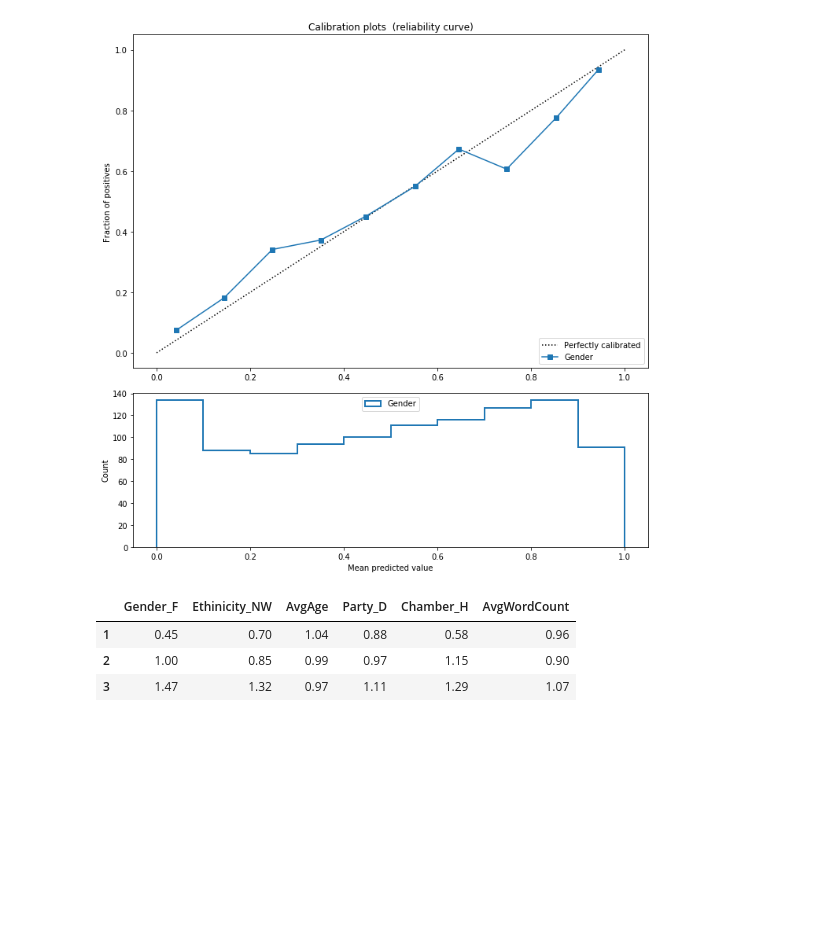
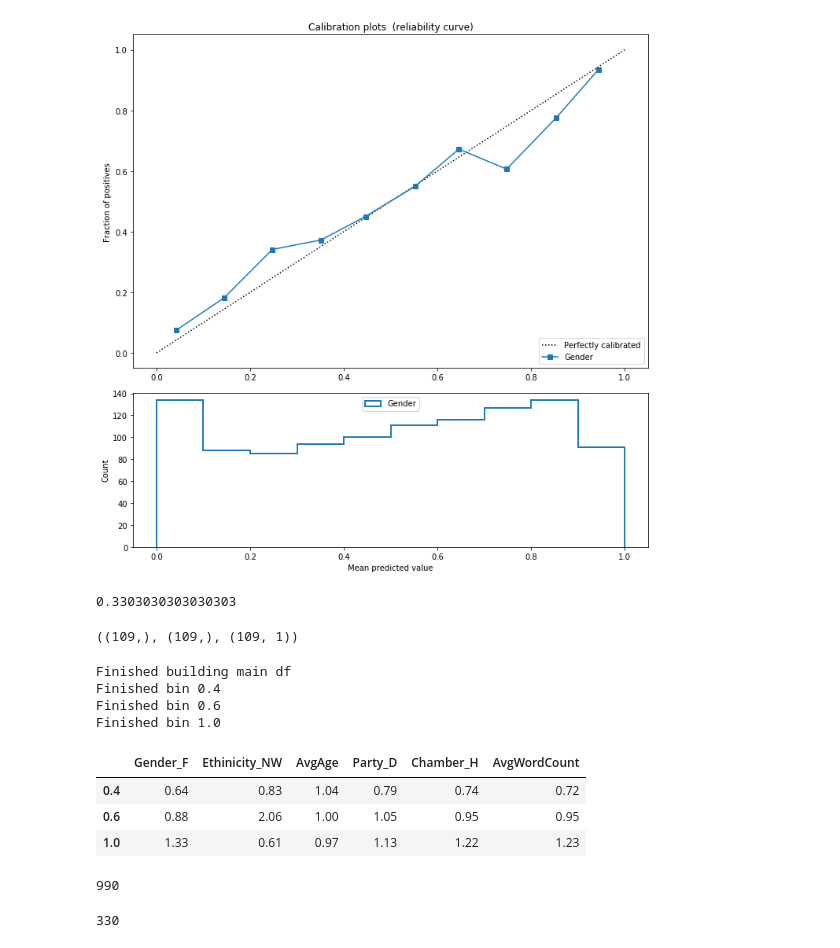
Before and after one commit to YuliaZamriy/W266-Final-Project, a Jupyter notebook: Classification/Baseline-all-test.ipynb, the cells around one changed output. Drawn from its saved outputs; the diff is of its cells as text; code cells hidden in the pictures; blank space fills up the shorter version.

```diff
--- a/Classification/Baseline-all-test.ipynb
+++ b/Classification/Baseline-all-test.ipynb
@@ -704,13 +708,38 @@ reload(explore_data)
 explore_data.plot_calibration_curve(val_target, val_pred_probs, 'Gender')
 # %% [output]
 [figure]
+# %%
+val_random = np.random.choice(a=[0,1], size=len(val_target), p = [0.7,0.3])
+val_random.sum()/val_random.shape[0]
+# %% [output]
+0.3303030303030303
+# %%
+# val_target_sample = np.array(val_target)[val_random==1]
+val_sample = np.array(val)[val_random==1]
+val_ids_sample = np.array(val_ids)[val_random==1]
+val_pred_probs_sample = val_pred_probs[val_random==1]
+val_sample.shape, val_ids_sample.shape, val_pred_probs_sample.shape
+# %% [output]
+((109,), (109,), (109, 1))
 # %%
 reload(explore_data)
-explore_data.check_bin_probs_distr(val_target, val_pred_probs, val_ids, descr)
+explore_data.check_bin_probs_distr(val_pred_probs_sample, val_ids_sample, descr)
 # %% [output]
+Finished building main df
+Finished bin 0.4
+Finished bin 0.6
+Finished bin 1.0
 |  | Gender_F | Ethinicity_NW | AvgAge | Party_D | Chamber_H | AvgWordCount |
-| 1 | 0.45 | 0.70 | 1.04 | 0.88 | 0.58 | 0.96 |
-| 2 | 1.00 | 0.85 | 0.99 | 0.97 | 1.15 | 0.90 |
-| 3 | 1.47 | 1.32 | 0.97 | 1.11 | 1.29 | 1.07 |
+| 0.4 | 0.64 | 0.83 | 1.04 | 0.79 | 0.74 | 0.72 |
+| 0.6 | 0.88 | 2.06 | 1.00 | 1.05 | 0.95 | 0.95 |
+| 1.0 | 1.33 | 0.61 | 0.97 | 1.13 | 1.22 | 1.23 |
+# %%
+len(train)
+# %% [output]
+990
+# %%
+len(val)
+# %% [output]
+330
 # %%
 reload(explore_data)
```
Also changed, not shown: parts of 15 cells of this notebook, 2 other files.
